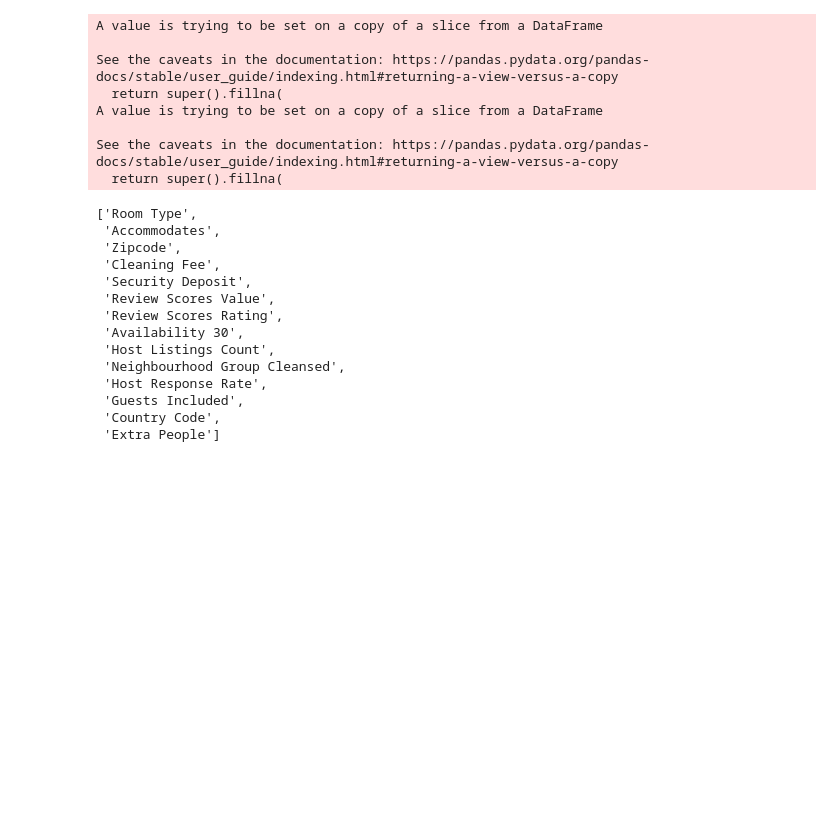
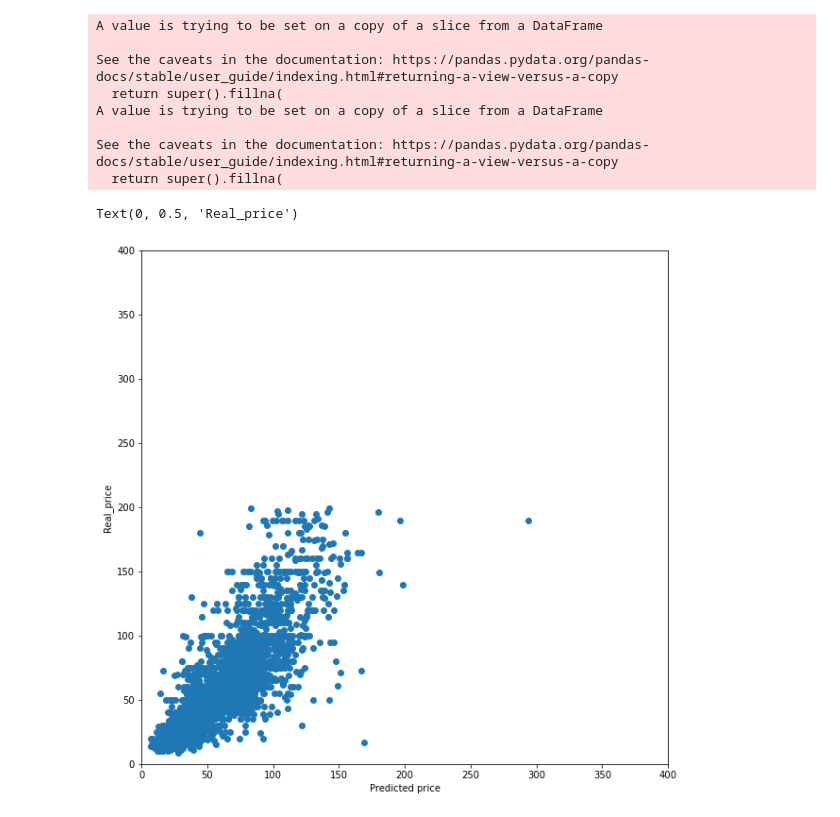
Before and after one commit to jimmyls92/Machine-Learning, a Jupyter notebook: Project_ML.ipynb, the cells around one changed output. Cells and saved outputs as stored; diff of their text form; code cells hidden in the pictures; blank space fills up the shorter version.

```diff
--- a/Project_ML.ipynb
+++ b/Project_ML.ipynb
@@ -554,6 +555,10 @@ A value is trying to be set on a copy of a slice from a DataFrame
 
 See the caveats in the documentation: https://pandas.pydata.org/pandas-docs/stable/user_guide/indexing.html#returning-a-view-versus-a-copy
   return super().fillna(
+# %%
+#vamos a quietar los ouliers en el precio de los apartamentos tambien en test
+len(df_test_X[df_test_X['Price']>200])/len(df_test_X)
+df_test_X = df_test_X[df_test_X['Price'] < 200]
 # %%
 #Preparamos las matrices para introducirlas en el modelo de regresion polinomica
 columns = feature_names[feature_ranking[:14]].tolist()
@@ -563,23 +568,6 @@ X_test = df_test_X[columns].values
 
 scaler = preprocessing.StandardScaler().fit(X_test)
 X_test = scaler.transform(X_test)
-# %%
-columns
-# %% [output]
-['Room Type',
- 'Accommodates',
- 'Zipcode',
- 'Cleaning Fee',
- 'Security Deposit',
- 'Review Scores Value',
- 'Review Scores Rating',
- 'Availability 30',
- 'Host Listings Count',
- 'Neighbourhood Group Cleansed',
- 'Host Response Rate',
- 'Guests Included',
- 'Country Code',
- 'Extra People']
 # %%
 #Vamos a compara el test con el train
 y_hat = grid.predict(X_test)
@@ -587,3 +575,12 @@ value_model = np.mean((y_test.reshape(-1,1)-y_hat)**2)
+# %%
+plt.figure(figsize=(10, 10))
+plt.scatter(y_hat,y_test)
+plt.axis([0, 400, 0, 400])
+plt.xlabel('Predicted price')
+plt.ylabel('Real_price')
+# %% [output]
+Text(0, 0.5, 'Real_price')
+[figure, added]
 # %%
 value_model
 # %% [output]
```
Also changed, not shown: parts of 7 cells of this notebook.
